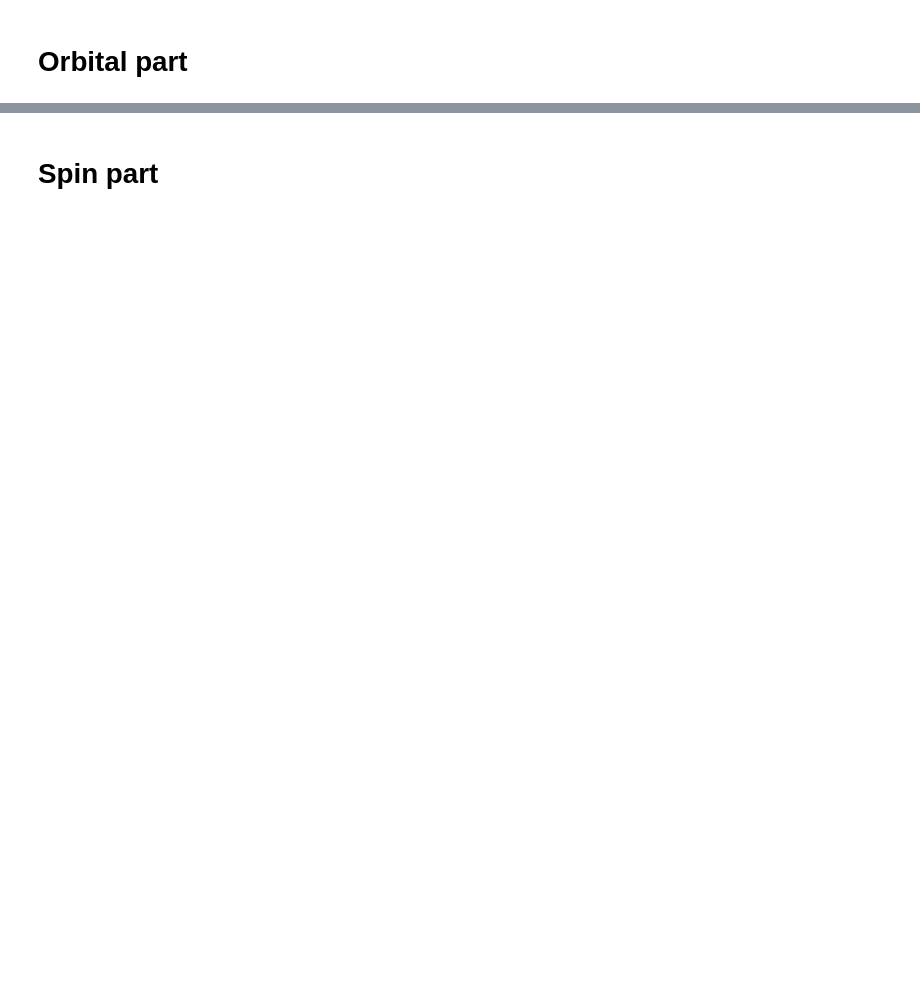
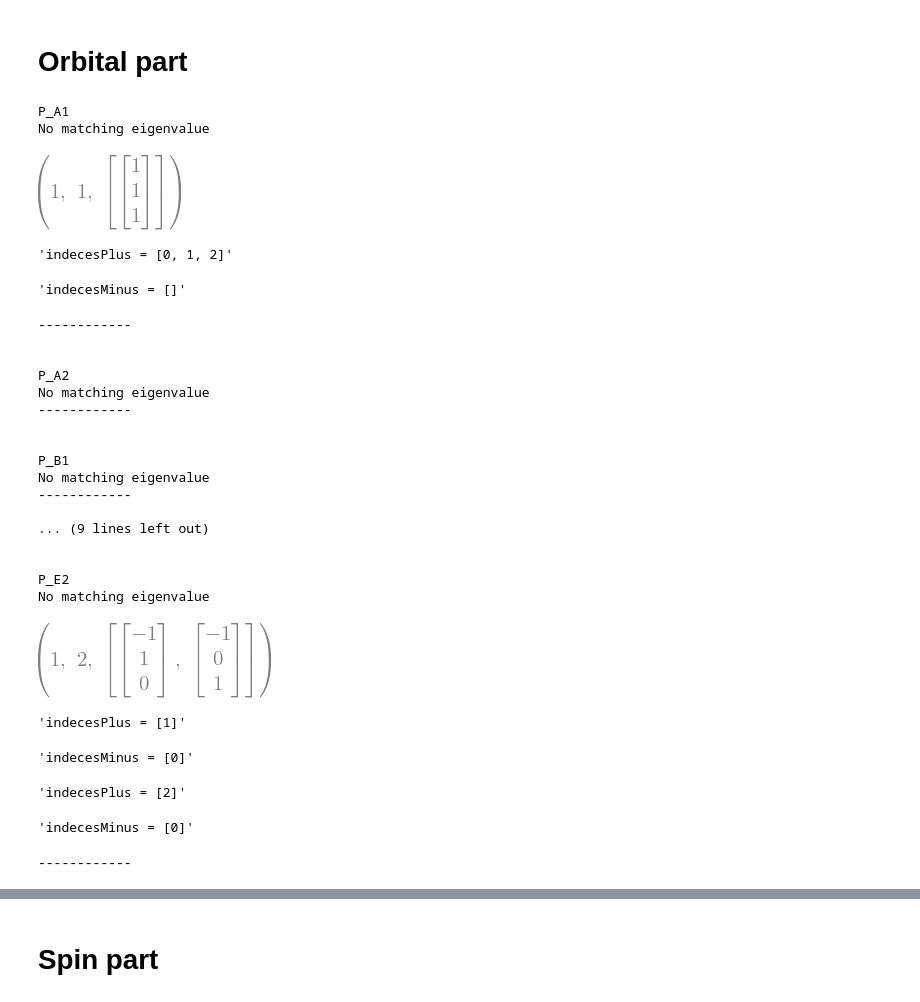
Before and after one commit to j-czarnecki/LAO-STO, a Jupyter notebook: Symbolic/irreps_c6.ipynb, the cells around one changed output, grey strips where cells are left out. Saved outputs shown, nothing was run; the diff lists cells and outputs as text; code cells hidden in the pictures; blank space fills up the shorter version.

```diff
--- a/Symbolic/irreps_c6.ipynb
+++ b/Symbolic/irreps_c6.ipynb
@@ -46,0 +177,61 @@ s_d3_orb = sp.Matrix([[1, 0, 0], [0, 0, 1], [0, 1, 0]])
+# %%
+#Generators
+c6_orb = sp.Matrix([[0,0,1], [1,0,0], [0,1,0]])
+s_v1_orb = sp.Matrix([[0,1,0], [1,0,0], [0,0,1]])
+s_d1_orb = sp.Matrix([[1,0,0], [0,0,1], [0,1,0]])
+
+#Derived from generators
+c6_inv_orb = c6_orb.inv()
+
+c3_orb = c6_orb**2
+c3_inv_orb = c3_orb.inv()
+
+c2_orb = c6_orb**3
+
+s_v2_orb = c6_inv_orb * s_v1_orb * c6_orb
+s_v3_orb = c3_inv_orb * s_v1_orb * c3_orb
+
+s_d2_orb = c6_inv_orb * s_d1_orb * c6_orb
+s_d3_orb = c3_inv_orb * s_d1_orb * c3_orb
+
+
+projections = []
+dim = 3
+e = sp.eye(dim)
+for i, proj in enumerate(projectionCallbacks):
+  projections.append(proj(chiTabC6v, e, c6_orb, c6_inv_orb, c3_orb, c3_inv_orb, c2_orb, s_v1_orb, s_v2_orb, s_v3_orb, s_d1_orb, s_d2_orb, s_d3_orb))
+
+diagonalizeProjections(projections, names)
+# for i, proj in enumerate(projections):
+#   print(f"{names[i]}")
+#   display(proj * proj - proj) # Should give 0 operator
+#   display(proj.trace())
+# %% [output]
+P_A1
+No matching eigenvalue
+[figure, added]
+'indecesPlus = [0, 1, 2]'
+'indecesMinus = []'
+------------
+
+
+P_A2
+No matching eigenvalue
+------------
+
+
+P_B1
+No matching eigenvalue
+------------
+
+... (9 lines left out)
+
+
+P_E2
+No matching eigenvalue
+[figure, added]
+'indecesPlus = [1]'
+'indecesMinus = [0]'
+'indecesPlus = [2]'
+'indecesMinus = [0]'
+------------
```
Also changed, not shown: parts of 11 cells of this notebook.
